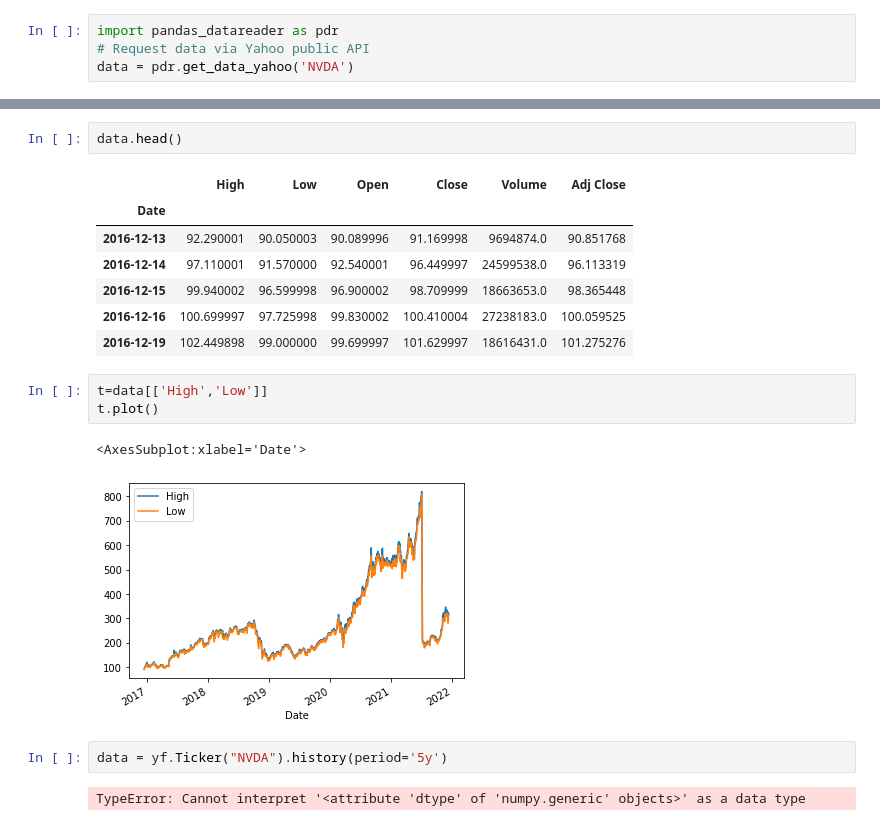
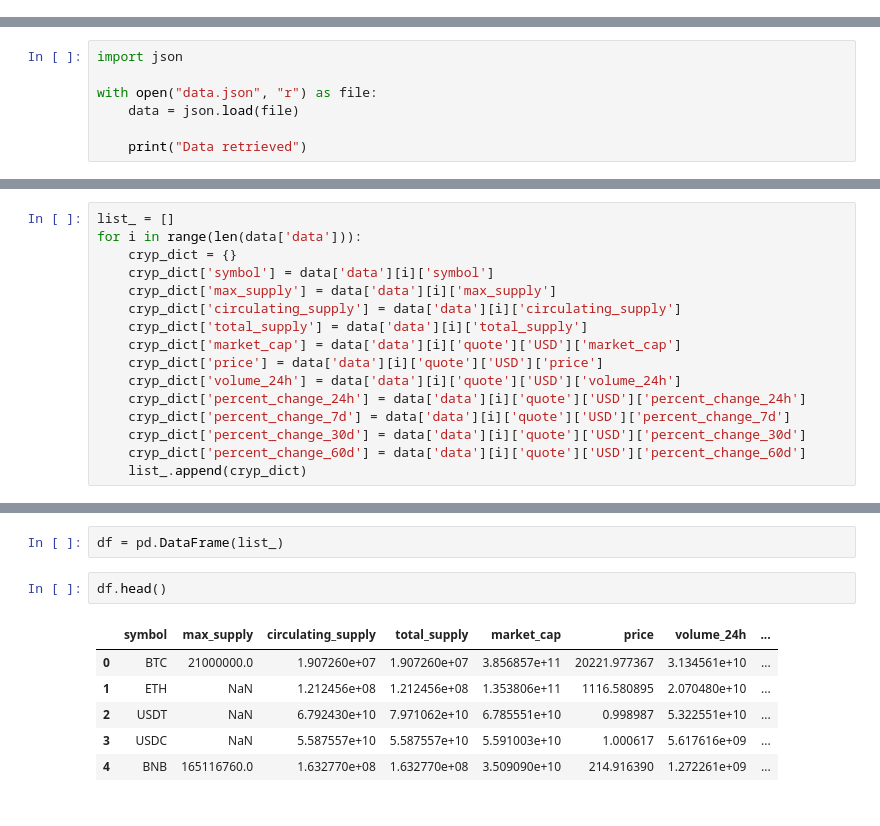
Before and after one commit to Lukas-Forst/100-Days-of-Code, a Jupyter notebook: Day41/using coin_market_cap.ipynb, the cells around one changed output, grey strips where cells are left out. Saved outputs shown, nothing was run; the diff lists cells and outputs as text.

Commit message:
Day 42
added some more graphs and saved the values in a list of dicts -> transformed to a dataframe

```diff
--- a/Day41/using coin_market_cap.ipynb
+++ b/Day41/using coin_market_cap.ipynb
@@ -63,4 +26,0 @@ WARNING: Ignoring invalid distribution -ip (d:\anaconda3\lib\site-packages)
-# %%
-import pandas_datareader as pdr
-# Request data via Yahoo public API
-data = pdr.get_data_yahoo('NVDA')
@@ -66,0 +29,7 @@ data = pdr.get_data_yahoo('NVDA')
+# %%
+import json
+
+with open("data.json", "r") as file:
+    data = json.load(file)
+
+    print("Data retrieved")
@@ -66,0 +38,16 @@ data = pdr.get_data_yahoo('NVDA')
+# %%
+list_ = []
+for i in range(len(data['data'])):
+    cryp_dict = {}
+    cryp_dict['symbol'] = data['data'][i]['symbol']
+    cryp_dict['max_supply'] = data['data'][i]['max_supply']
+    cryp_dict['circulating_supply'] = data['data'][i]['circulating_supply']
+    cryp_dict['total_supply'] = data['data'][i]['total_supply']
+    cryp_dict['market_cap'] = data['data'][i]['quote']['USD']['market_cap']
+    cryp_dict['price'] = data['data'][i]['quote']['USD']['price']
+    cryp_dict['volume_24h'] = data['data'][i]['quote']['USD']['volume_24h']
+    cryp_dict['percent_change_24h'] = data['data'][i]['quote']['USD']['percent_change_24h']
+    cryp_dict['percent_change_7d'] = data['data'][i]['quote']['USD']['percent_change_7d']
+    cryp_dict['percent_change_30d'] = data['data'][i]['quote']['USD']['percent_change_30d']
+    cryp_dict['percent_change_60d'] = data['data'][i]['quote']['USD']['percent_change_60d']
+    list_.append(cryp_dict)
@@ -67,20 +74,11 @@ data = pdr.get_data_yahoo('NVDA')
+# %%
+df = pd.DataFrame(list_)
 # %%
-data.head()
+df.head()
 # %% [output]
-|  | High | Low | Open | Close | Volume | Adj Close |
-| Date |  |  |  |  |  |  |
-| 2016-12-13 | 92.290001 | 90.050003 | 90.089996 | 91.169998 | 9694874.0 | 90.851768 |
-| 2016-12-14 | 97.110001 | 91.570000 | 92.540001 | 96.449997 | 24599538.0 | 96.113319 |
-| 2016-12-15 | 99.940002 | 96.599998 | 96.900002 | 98.709999 | 18663653.0 | 98.365448 |
-| 2016-12-16 | 100.699997 | 97.725998 | 99.830002 | 100.410004 | 27238183.0 | 100.059525 |
-| 2016-12-19 | 102.449898 | 99.000000 | 99.699997 | 101.629997 | 18616431.0 | 101.275276 |
+|  | symbol | max_supply | circulating_supply | total_supply | market_cap | price | volume_24h | ... |
+| 0 | BTC | 21000000.0 | 1.907260e+07 | 1.907260e+07 | 3.856857e+11 | 20221.977367 | 3.134561e+10 | ... |
+| 1 | ETH | NaN | 1.212456e+08 | 1.212456e+08 | 1.353806e+11 | 1116.580895 | 2.070480e+10 | ... |
+| 2 | USDT | NaN | 6.792430e+10 | 7.971062e+10 | 6.785551e+10 | 0.998987 | 5.322551e+10 | ... |
+| 3 | USDC | NaN | 5.587557e+10 | 5.587557e+10 | 5.591003e+10 | 1.000617 | 5.617616e+09 | ... |
+| 4 | BNB | 165116760.0 | 1.632770e+08 | 1.632770e+08 | 3.509090e+10 | 214.916390 | 1.272261e+09 | ... |
-# %%
-t=data[['High','Low']]
-t.plot()
-# %% [output]
-<AxesSubplot:xlabel='Date'>
-[figure, removed]
-# %%
-data = yf.Ticker("NVDA").history(period='5y')
-# %% [output]
-TypeError: Cannot interpret '<attribute 'dtype' of 'numpy.generic' objects>' as a data type
```
Also changed, not shown: parts of 12 cells of this notebook.
